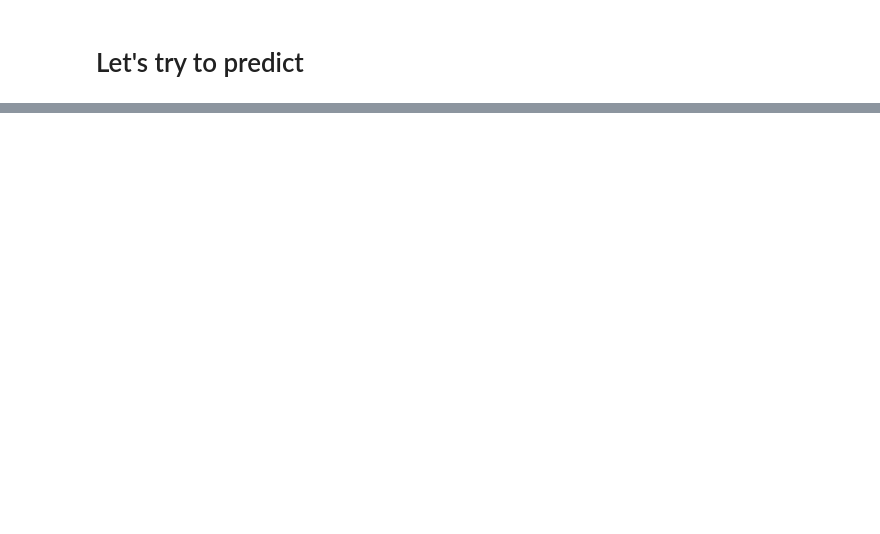
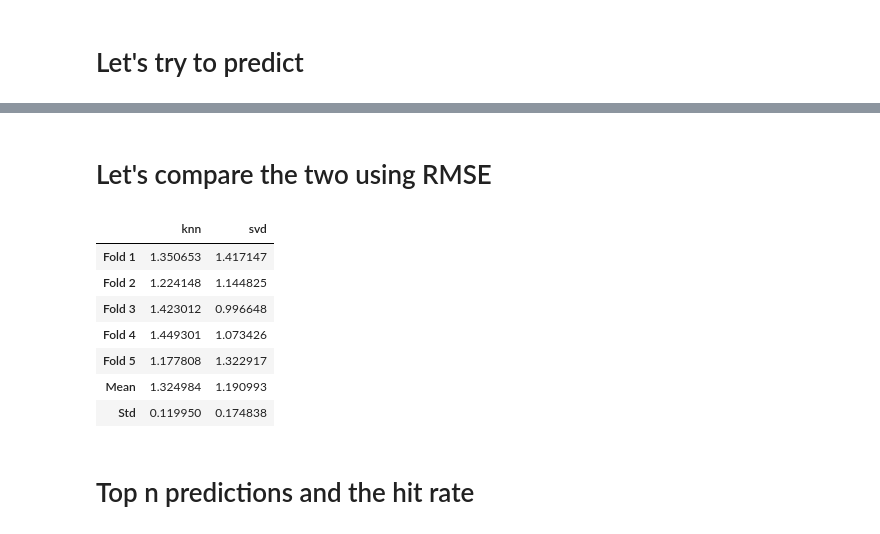
Before and after one commit to UPStat280/01-recommender-systems, a Jupyter notebook: recommender.ipynb, the cells around one changed output, grey strips where cells are left out. Cells and saved outputs as stored; diff of their text form; code cells hidden in the pictures; blank space fills up the shorter version.

```diff
--- a/recommender.ipynb
+++ b/recommender.ipynb
@@ -333,0 +363,18 @@ Our recommendations based on:  pocahontas
+# %%
+# Let's use surprise library to get a measure of our knn model's RMSE metric
+
+# A reader is still needed but only the rating_scale param is requiered.
+reader = Reader(rating_scale=(1, 5))
+
+# The columns must correspond to user id, item id and ratings (in that order).
+data = Dataset.load_from_df(filtered_movie_ratings_merged_df[['userId', 'movieId', 'rating']], reader)
+
+# We'll train a knn model in surprise using our same data set
+knnbasic = KNNBasic()
+
+# Run 5-fold cross-validation and print results.
+knn_results = cross_validate(knnbasic, data, measures=['RMSE'], cv=5, verbose=True)
+knn_results
+# Smaller RMSE means our model is able to give better recommendation
+
+#how do we try other knn models?
@@ -384,0 +473,25 @@ Prediction(uid='1', iid='3', r_ui=4, est=3.787581699346405, details={'was_imposs
+# %% [markdown]
+# Let's compare the two using RMSE
+# %%
+metric_df = pd.DataFrame()
+metric_df['knn'] = knn_results['test_rmse']
+metric_df['svd'] = svd_results['test_rmse']
+
+tmp_dict1 = {'knn':metric_df['knn'].mean(),'svd':metric_df['svd'].mean()}
+tmp_dict2 = {'knn':metric_df['knn'].std(),'svd':metric_df['svd'].std()}
+
+metric_df = metric_df.append(tmp_dict1,ignore_index=True)
+metric_df = metric_df.append(tmp_dict2,ignore_index=True)
+metric_df.index = ['Fold 1','Fold 2','Fold 3','Fold 4','Fold 5','Mean','Std']
+metric_df
+# %% [output]
+|  | knn | svd |
+| Fold 1 | 1.350653 | 1.417147 |
+| Fold 2 | 1.224148 | 1.144825 |
+| Fold 3 | 1.423012 | 0.996648 |
+| Fold 4 | 1.449301 | 1.073426 |
+| Fold 5 | 1.177808 | 1.322917 |
+| Mean | 1.324984 | 1.190993 |
+| Std | 0.119950 | 0.174838 |
+# %% [markdown]
+# Top n predictions and the hit rate
```
Also changed, not shown: parts of 22 cells of this notebook.
